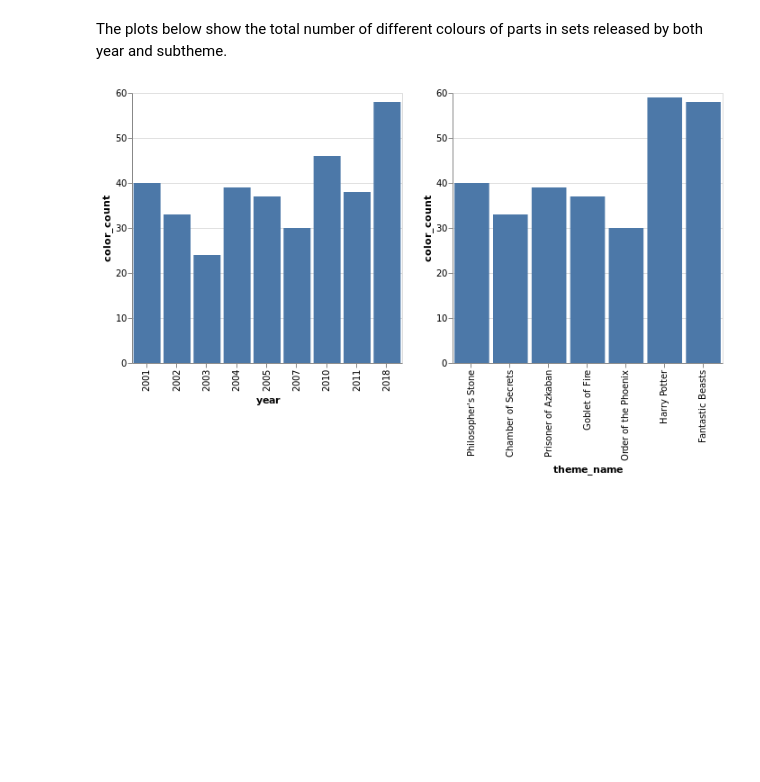
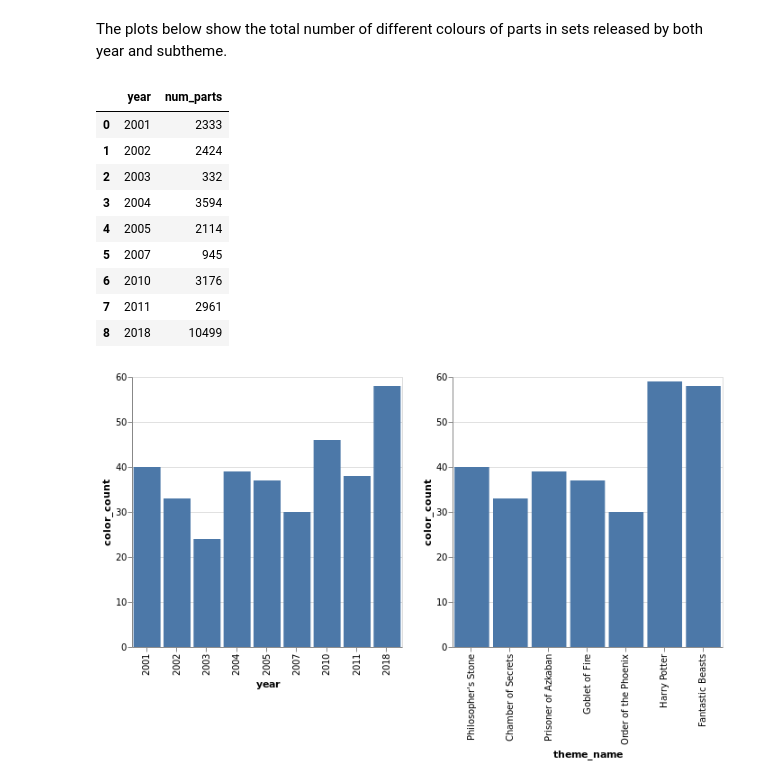
Before and after one commit to thirdformant/lego_data, a Jupyter notebook: notebooks/harry_potter/hp_initial-eda.ipynb, the cells around one changed output. Drawn from its saved outputs; the diff is of its cells as text; code cells hidden in the pictures; blank space fills up the shorter version.

```diff
--- a/notebooks/harry_potter/hp_initial-eda.ipynb
+++ b/notebooks/harry_potter/hp_initial-eda.ipynb
@@ -295,6 +330,19 @@ colors_number_set = colors_number_set.merge(
     hp_themes_df[['set_num', 'num_parts', 'num_name']]
 )
 colors_number_set['log_num_parts'] = np.log(colors_number_set['num_parts'])
+# %%
+hp_themes_df.groupby(['year'])['num_parts'].sum().reset_index()
+# %% [output]
+|  | year | num_parts |
+| 0 | 2001 | 2333 |
+| 1 | 2002 | 2424 |
+| 2 | 2003 | 332 |
+| 3 | 2004 | 3594 |
+| 4 | 2005 | 2114 |
+| 5 | 2007 | 945 |
+| 6 | 2010 | 3176 |
+| 7 | 2011 | 2961 |
+| 8 | 2018 | 10499 |
 # %%
 year_colors = alt.Chart(colors_number_year).mark_bar().encode(
     x='year:N',
```
Also changed, not shown: parts of 12 cells of this notebook.
